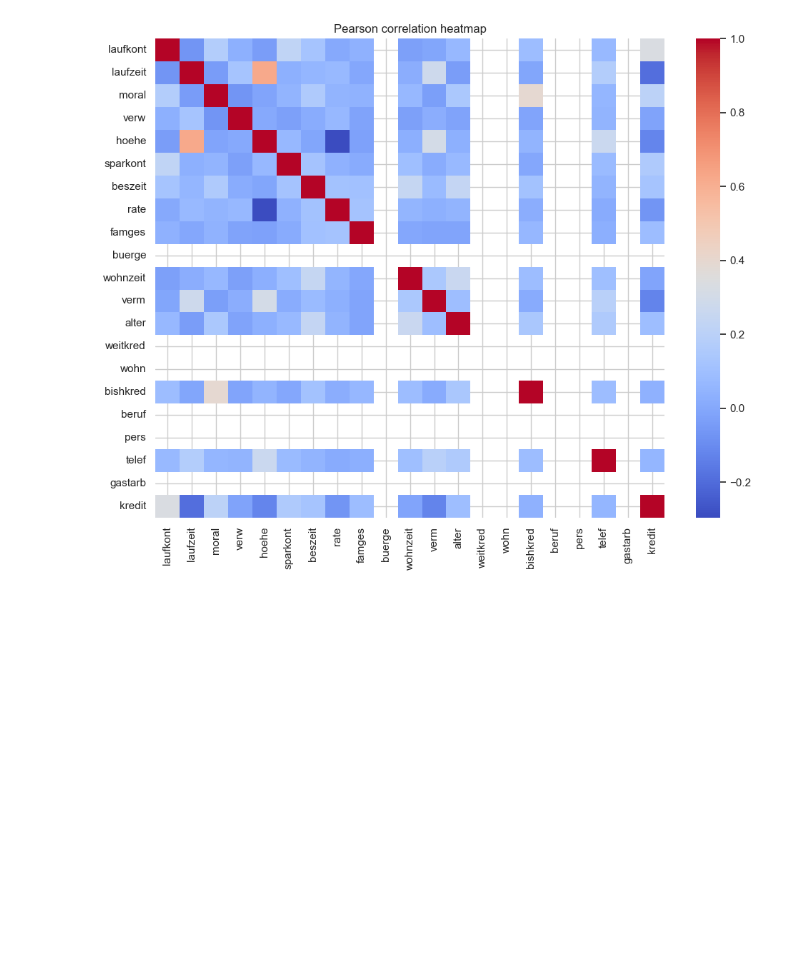
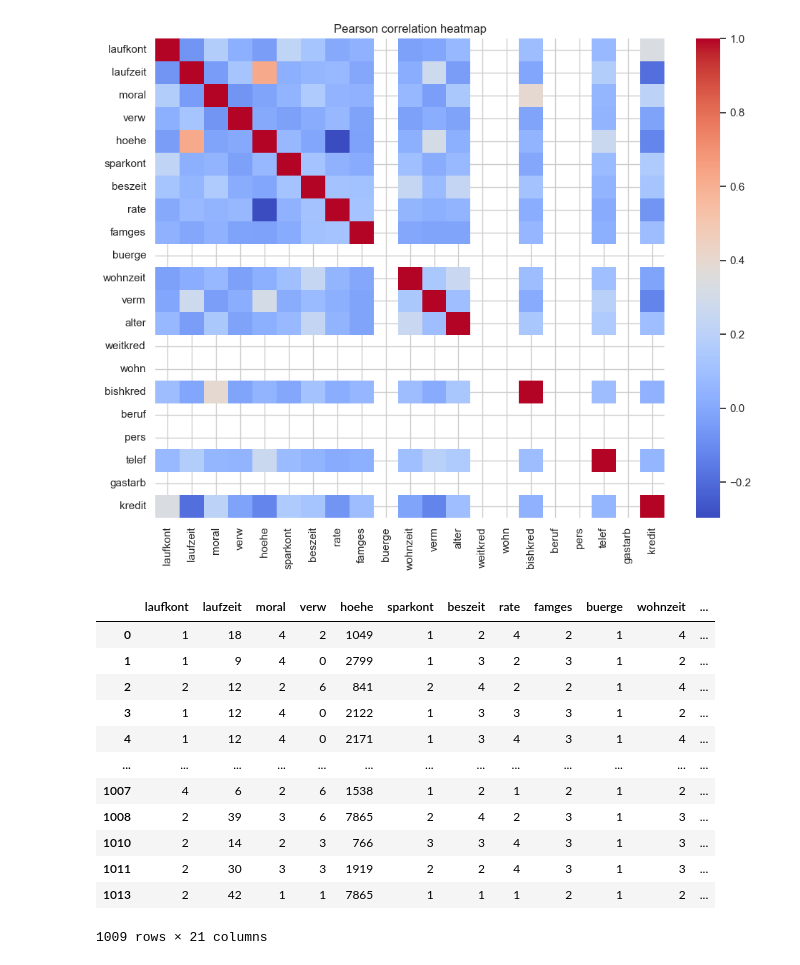
Before and after one commit to secabezon/MLOps, a Jupyter notebook: notebooks/EDA_german_credit.ipynb, the cells around one changed output. Saved outputs shown, nothing was run; the diff lists cells and outputs as text; code cells hidden in the pictures; blank space fills up the shorter version.

```diff
--- a/notebooks/EDA_german_credit.ipynb
+++ b/notebooks/EDA_german_credit.ipynb
@@ -24,10 +24,10 @@ sns.set(style='whitegrid')
 Definir rutas relativas y cargar `df` (modificado) y `df_orig` (original de referencia).
 # %%
 # Rutas (ajusta si es necesario)
-RAW_PATH = Path('..') / 'data' / 'raw' / 'german_credit_modified.csv'
-ORIG_PATH = Path('..') / 'data' / 'original' / 'german_credit_original.csv'
-OUT_PATH_CLEAN = Path('..') / 'data' / 'raw' / 'german_credit_clean_v1.csv'
-OUT_PATH_EXTRA = Path('..') / 'data' / 'raw' / 'extra_rows_identified.csv'
+RAW_PATH = Path('..') / 'src' / 'data' / 'raw' / 'german_credit_modified.csv'
+ORIG_PATH = Path('..') / 'src' / 'data' / 'original' / 'german_credit_original.csv'
+OUT_PATH_EXTRA = Path('..') / 'src' / 'data' / 'raw' / 'extra_rows_identified.csv'
+OUT_PATH_CLEAN = Path('..') / 'src' / 'data'/ 'processed' /  'german_credit_clean.csv'
 
 print('RAW_PATH ->', RAW_PATH.resolve())
 print('ORIG_PATH ->', ORIG_PATH.resolve())
@@ -549,3 +549,19 @@ if num_cols:
 # %% [output]
 Num cols for correlacion/VIF: ['laufkont', 'laufzeit', 'moral', 'verw', 'hoehe', 'sparkont', 'beszeit', 'rate', 'famges', 'buerge', 'wohnzeit', 'verm', 'alter', 'weitkred', 'wohn', 'bishkred', 'beruf' ...
 [figure]
+# %%
+df
+# %% [output]
+|  | laufkont | laufzeit | moral | verw | hoehe | sparkont | beszeit | rate | famges | buerge | wohnzeit | ... |
+| 0 | 1 | 18 | 4 | 2 | 1049 | 1 | 2 | 4 | 2 | 1 | 4 | ... |
+| 1 | 1 | 9 | 4 | 0 | 2799 | 1 | 3 | 2 | 3 | 1 | 2 | ... |
+| 2 | 2 | 12 | 2 | 6 | 841 | 2 | 4 | 2 | 2 | 1 | 4 | ... |
+| 3 | 1 | 12 | 4 | 0 | 2122 | 1 | 3 | 3 | 3 | 1 | 2 | ... |
+| 4 | 1 | 12 | 4 | 0 | 2171 | 1 | 3 | 4 | 3 | 1 | 4 | ... |
+| ... | ... | ... | ... | ... | ... | ... | ... | ... | ... | ... | ... | ... |
+| 1007 | 4 | 6 | 2 | 6 | 1538 | 1 | 2 | 1 | 2 | 1 | 2 | ... |
+| 1008 | 2 | 39 | 3 | 6 | 7865 | 2 | 4 | 2 | 3 | 1 | 3 | ... |
+| 1010 | 2 | 14 | 2 | 3 | 766 | 3 | 3 | 4 | 3 | 1 | 3 | ... |
+| 1011 | 2 | 30 | 3 | 3 | 1919 | 2 | 2 | 4 | 3 | 1 | 3 | ... |
+| 1013 | 2 | 42 | 1 | 1 | 7865 | 1 | 1 | 1 | 2 | 1 | 2 | ... |
+1009 rows × 21 columns
```
Also changed, not shown: parts of 2 cells of this notebook, 4 other files.
